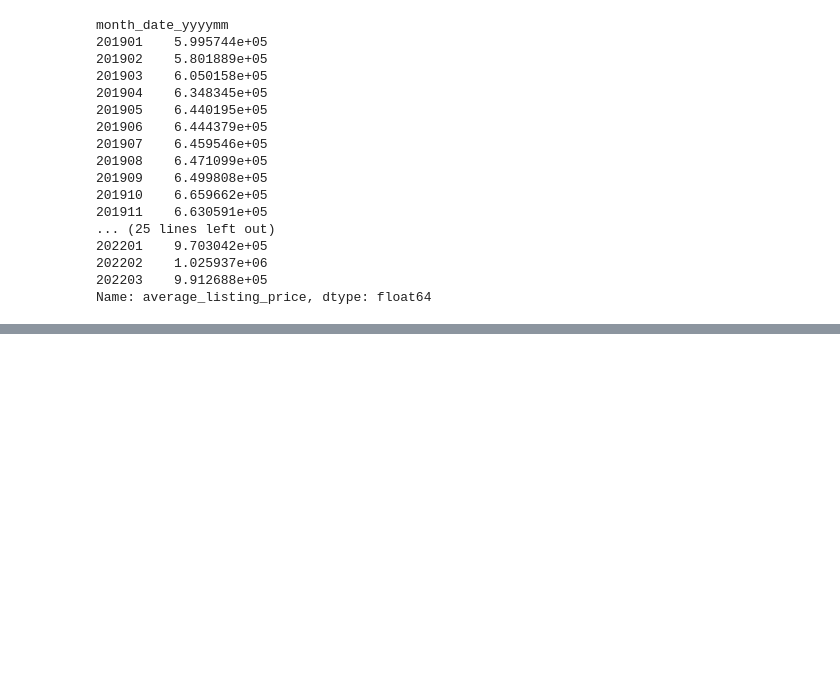
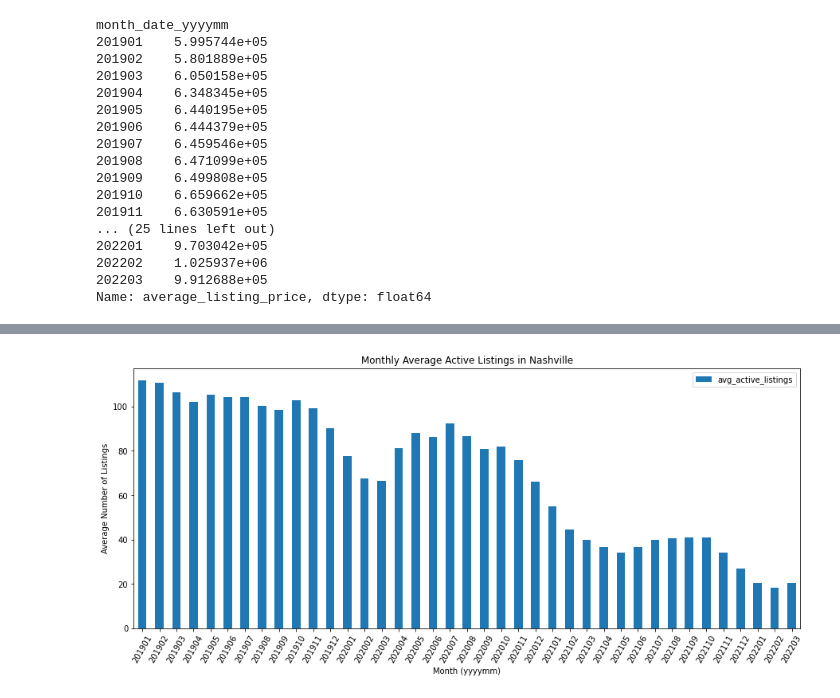
Before and after one commit to heatherkayb/heatherkayb_capstone, a Jupyter notebook: real_estate_capstone.ipynb, the cells around one changed output, grey strips where cells are left out. Saved outputs shown, nothing was run; the diff lists cells and outputs as text; code cells hidden in the pictures; blank space fills up the shorter version.

```diff
--- a/real_estate_capstone.ipynb
+++ b/real_estate_capstone.ipynb
@@ -181,3 +255,8 @@ month_date_yyyymm
 202202     18.333333
 202203     20.291667
 Name: active_listing_count, dtype: float64
+# %%
+avg_active_listings_by_month_df = pd.DataFrame(avg_active_listings_by_month)
+avg_active_listings_by_month_df.reset_index(inplace=True)
+avg_active_listings_by_month_df.columns = ['yyyymm', 'avg_active_listings']
+print(avg_active_listings_by_month_df)
@@ -215,0 +337,10 @@ KeyError: "None of [Index([(1999000.0, 2299925.0, 2499950.0, 1971225.0, 1624950.
+# %%
+avg_active_listings_by_month_df.plot(x='yyyymm', y='avg_active_listings', kind='bar')
+plt.title('Monthly Average Active Listings in Nashville')
+plt.ylabel('Average Number of Listings')
+plt.xlabel('Month (yyyymm)')
+plt.xticks(rotation=60)
+plt.gcf().set_size_inches(15, 6)
+plt.show();
+# %% [output]
+[figure, added]
```
Also changed, not shown: parts of 5 cells of this notebook.
